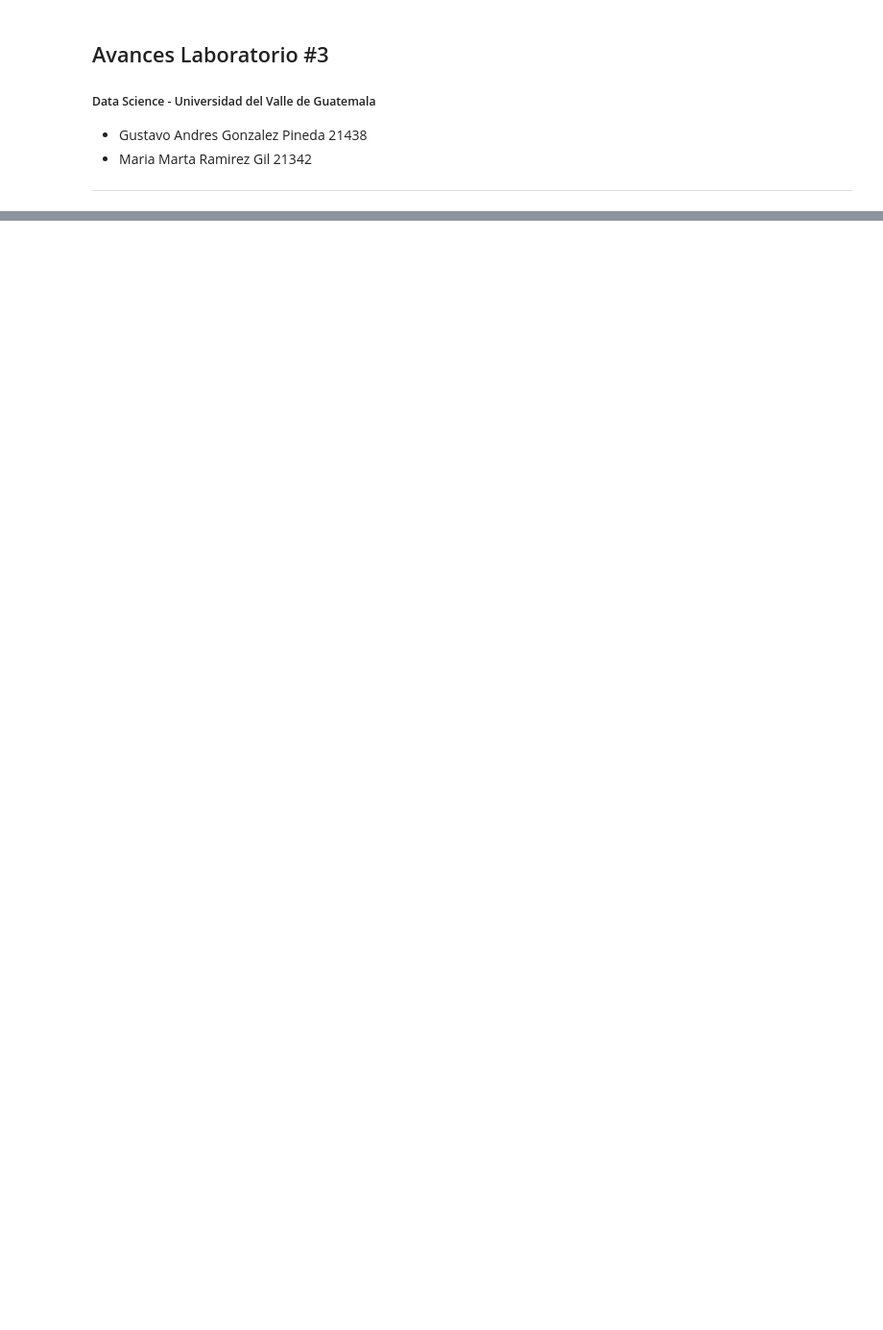
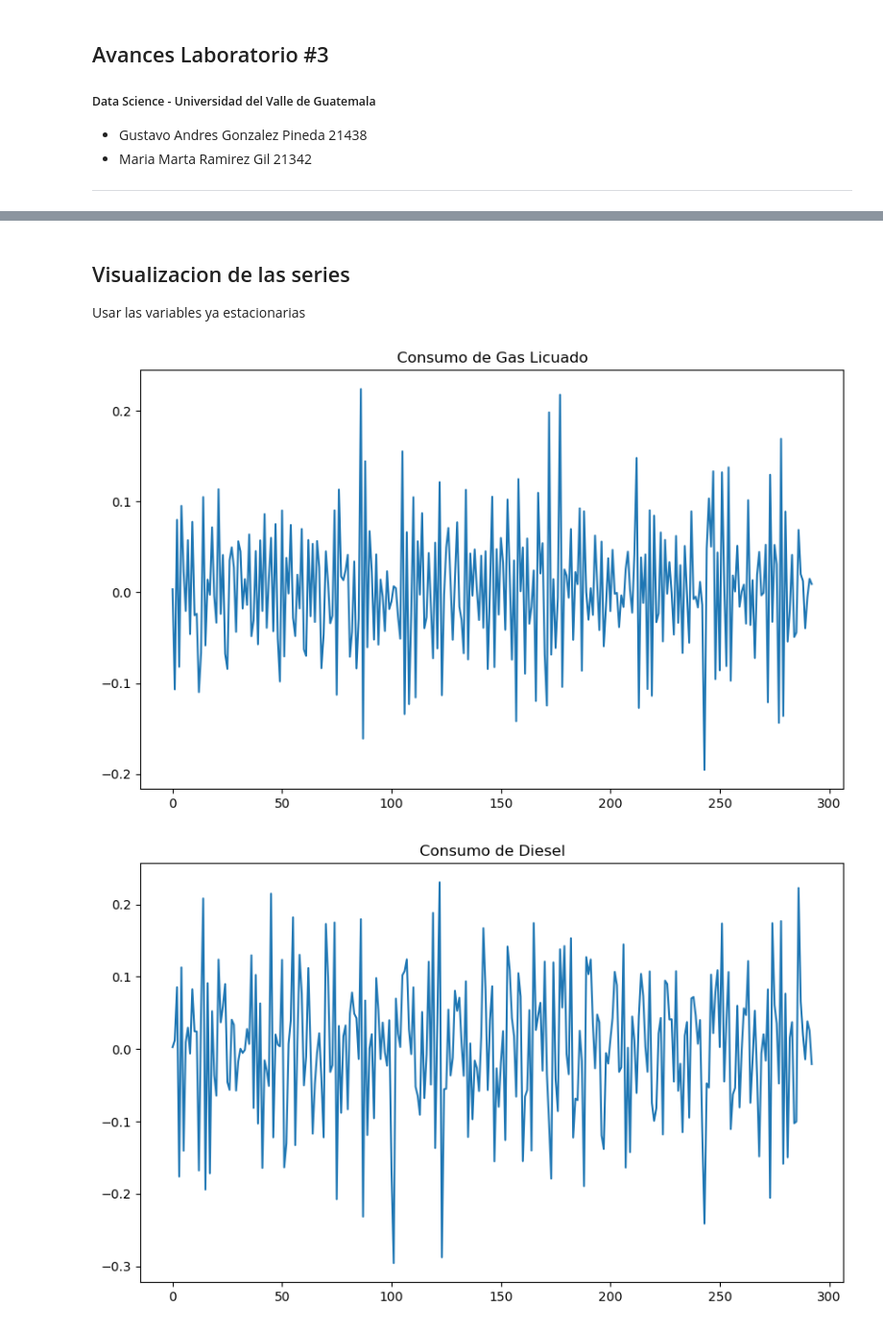
Before and after one commit to mariaRam2003/Laboratorio3-DataScience, a Jupyter notebook: AVANCES.ipynb, the cells around one changed output, grey strips where cells are left out. Shown at 96% size. Saved outputs shown, nothing was run; the diff lists cells and outputs as text; code cells hidden in the pictures; blank space fills up the shorter version.

```diff
--- a/AVANCES.ipynb
+++ b/AVANCES.ipynb
@@ -124,0 +237,27 @@ class LSTMModel(nn.Module):
+# %% [markdown]
+## Visualizacion de las series
+Usar las variables ya estacionarias
+# %%
+def plot_series(data, title):
+    plt.figure(figsize=(10, 6))
+    plt.plot(data)
+    plt.title(title)
+    plt.show()
+
+plot_series(consumo['GasLicuado'], 'Consumo de Gas Licuado')
+plot_series(consumo['Diesel'], 'Consumo de Diesel')
+plot_series(consumo['Regular'], 'Consumo de Gasolina Regular')
+plot_series(consumo['Superior'], 'Consumo de Gasolina Superior')
+
+plot_series(importacion['GasLicuado'], 'Importación de Gas Licuado')
+plot_series(importacion['Diesel'], 'Importación de Diesel')
+plot_series(importacion['Regular'], 'Importación de Gasolina Regular')
+plot_series(importacion['Superior'], 'Importación de Gasolina Superior')
+
+plot_series(precios['GasLicuado'], 'Precio de Gas Licuado')
+plot_series(precios['Diesel'], 'Precio de Diesel')
+plot_series(precios['Regular'], 'Precio de Gasolina Regular')
+plot_series(precios['Superior'], 'Precio de Gasolina Superior')
+# %% [output]
+[figure, added]
+[figure, added]
```
Also changed, not shown: parts of 46 cells of this notebook, 3 other files.
